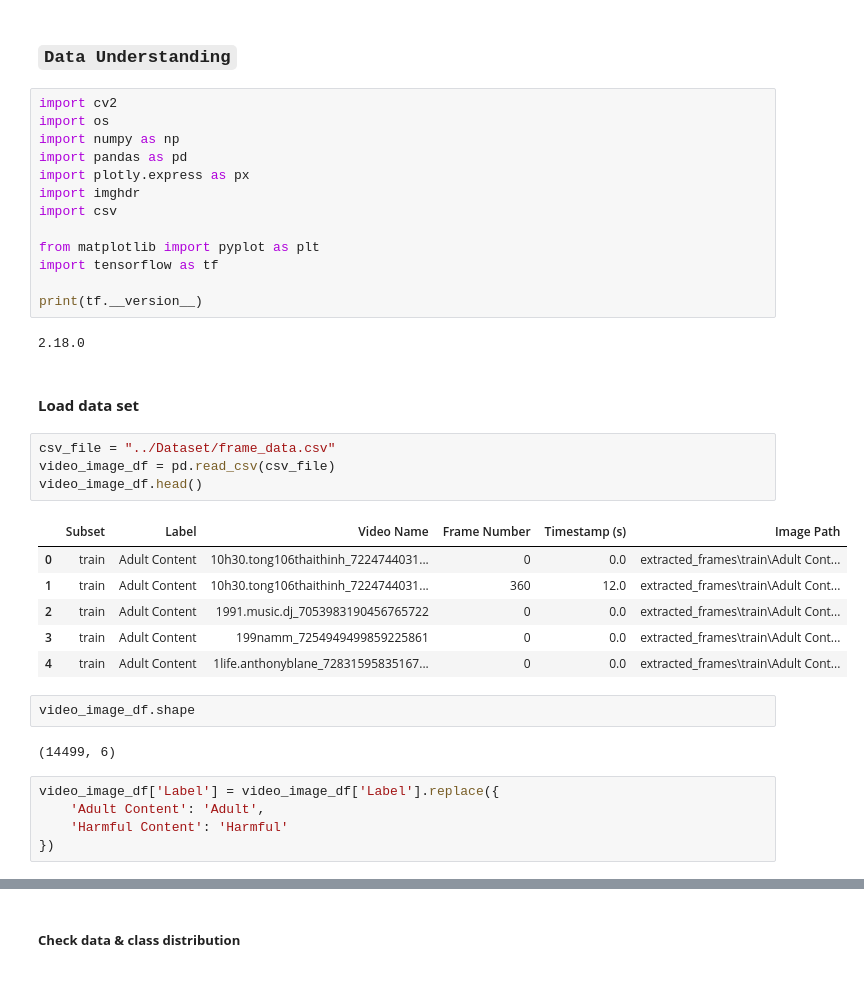
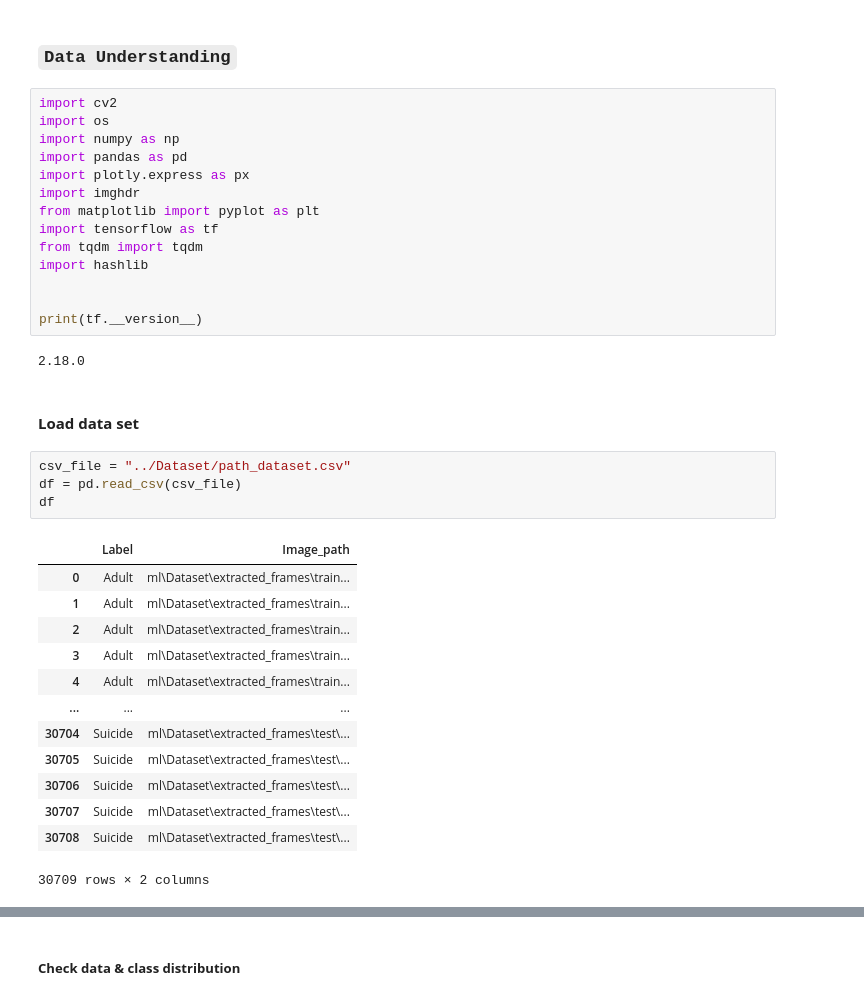
Before and after one commit to coderacheal/ai_content_firewall, a Jupyter notebook: ml/notebook/data_preprocessing.ipynb, the cells around one changed output, grey strips where cells are left out. Saved outputs shown, nothing was run; the diff lists cells and outputs as text.

```diff
--- a/ml/notebook/data_preprocessing.ipynb
+++ b/ml/notebook/data_preprocessing.ipynb
@@ -11,10 +140,11 @@ import numpy as np
 import pandas as pd
 import plotly.express as px
 import imghdr
-import csv
-
 from matplotlib import pyplot as plt
 import tensorflow as tf
+from tqdm import tqdm
+import hashlib
+
 
 print(tf.__version__)
 # %% [output]
@@ -22,22 +152,20 @@ print(tf.__version__)
 # %% [markdown]
 #### **Load data set**
 # %%
-csv_file = "../Dataset/frame_data.csv"
-video_image_df = pd.read_csv(csv_file)
-video_image_df.head()
+csv_file = "../Dataset/path_dataset.csv"
+df = pd.read_csv(csv_file)
+df
 # %% [output]
-|  | Subset | Label | Video Name | Frame Number | Timestamp (s) | Image Path |
-| 0 | train | Adult Content | 10h30.tong106thaithinh_7224744031... | 0 | 0.0 | extracted_frames\train\Adult Cont... |
-| 1 | train | Adult Content | 10h30.tong106thaithinh_7224744031... | 360 | 12.0 | extracted_frames\train\Adult Cont... |
-| 2 | train | Adult Content | 1991.music.dj_7053983190456765722 | 0 | 0.0 | extracted_frames\train\Adult Cont... |
-| 3 | train | Adult Content | 199namm_7254949499859225861 | 0 | 0.0 | extracted_frames\train\Adult Cont... |
-| 4 | train | Adult Content | 1life.anthonyblane_72831595835167... | 0 | 0.0 | extracted_frames\train\Adult Cont... |
+|  | Label | Image_path |
+| 0 | Adult | ml\Dataset\extracted_frames\train... |
+| 1 | Adult | ml\Dataset\extracted_frames\train... |
+| 2 | Adult | ml\Dataset\extracted_frames\train... |
+| 3 | Adult | ml\Dataset\extracted_frames\train... |
+| 4 | Adult | ml\Dataset\extracted_frames\train... |
+| ... | ... | ... |
+| 30704 | Suicide | ml\Dataset\extracted_frames\test\... |
+| 30705 | Suicide | ml\Dataset\extracted_frames\test\... |
+| 30706 | Suicide | ml\Dataset\extracted_frames\test\... |
+| 30707 | Suicide | ml\Dataset\extracted_frames\test\... |
+| 30708 | Suicide | ml\Dataset\extracted_frames\test\... |
+30709 rows × 2 columns
-# %%
-video_image_df.shape
-# %% [output]
-(14499, 6)
-# %%
-video_image_df['Label'] = video_image_df['Label'].replace({
-    'Adult Content': 'Adult',
-    'Harmful Content': 'Harmful'
-})
```
Also changed, not shown: parts of 38 cells of this notebook, 20 other files.
